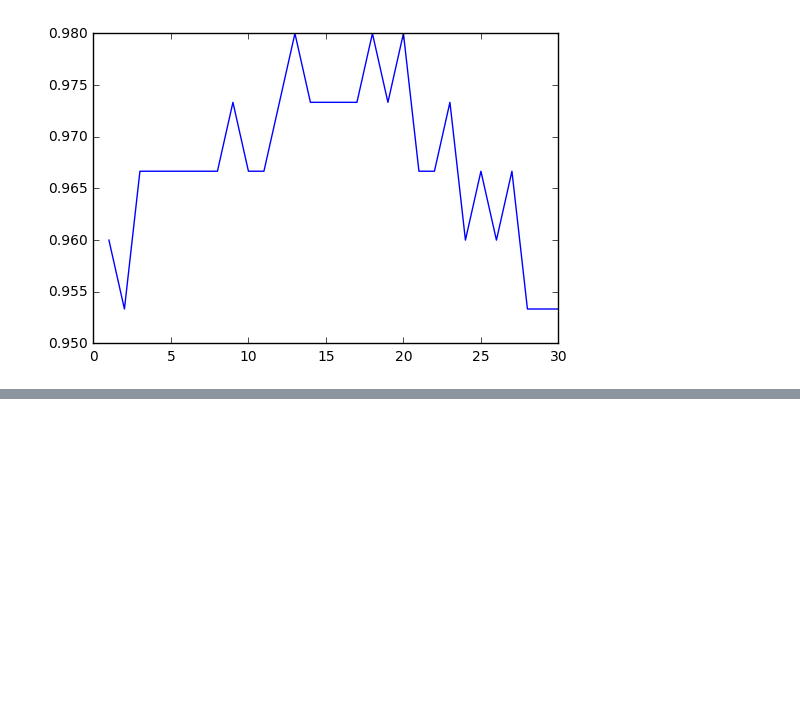
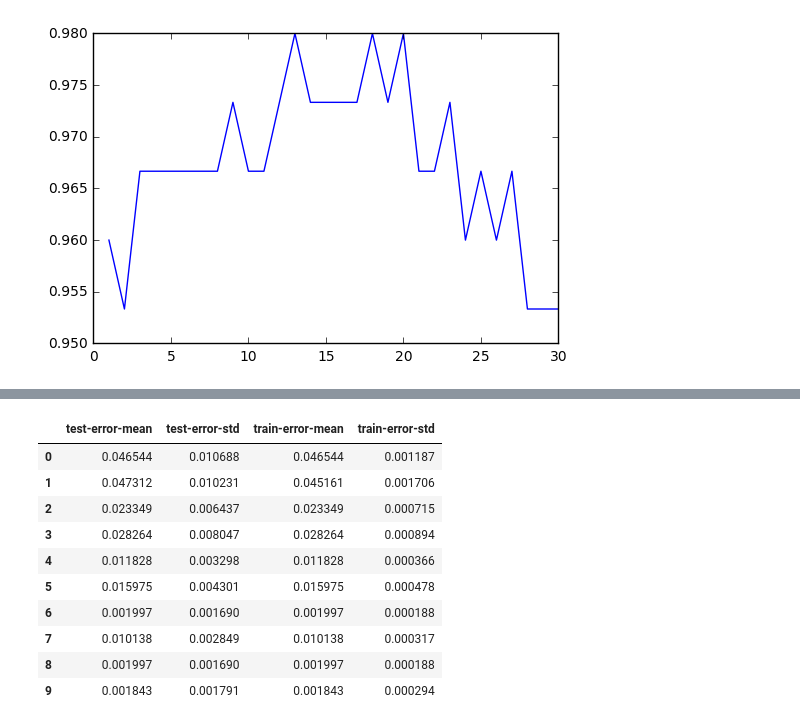
Before and after one commit to phuang7008/kaggle, a Jupyter notebook: util_python/cross_validations.ipynb, the cells around one changed output, grey strips where cells are left out. Drawn from its saved outputs; the diff is of its cells as text; code cells hidden in the pictures; blank space fills up the shorter version.

```diff
--- a/util_python/cross_validations.ipynb
+++ b/util_python/cross_validations.ipynb
@@ -141,0 +188,3 @@ plt.plot(k_range, k_scores)
+# %%
+params['eval_metric'] = ['auc', 'map']
+bst = xgb.train(params, dtrain, num_rounds, watch_list)
@@ -141,0 +204,9 @@ plt.plot(k_range, k_scores)
+# %%
+def misclassified(pred_probs, dtrain):
+    labels = dtrain.get_label()   # obtain true labels
+    preds  = pred_probs > 0.5     # obtain predicted values
+    return 'misclassified', np.sum(labels != preds)
+
+params['eval_metric'] = []
+# the argument order is important! if you switch them, you will get error messages
+bst = xgb.train(params, dtrain, num_rounds, watch_list, feval=misclassified, maximize=False)
@@ -141,0 +222,3 @@ plt.plot(k_range, k_scores)
+# %%
+evals_results = {}
+bst = xgb.train(params, dtrain, num_rounds, watch_list, feval=misclassified, maximize=False, evals_result=evals_results)
@@ -141,0 +246,5 @@ plt.plot(k_range, k_scores)
+# %%
+num_rounds = 1500
+params['eval_metric'] = 'error'
+
+bst = xgb.train(params, dtrain, num_rounds, watch_list, early_stopping_rounds=10)
@@ -141,0 +291,17 @@ plt.plot(k_range, k_scores)
+# %%
+num_rounds = 10   # how many estimators
+
+hist = xgb.cv(params, dtrain, num_rounds, nfold=10, metrics={'error'}, seed=seed)
+hist
+# %% [output]
+|  | test-error-mean | test-error-std | train-error-mean | train-error-std |
+| 0 | 0.046544 | 0.010688 | 0.046544 | 0.001187 |
+| 1 | 0.047312 | 0.010231 | 0.045161 | 0.001706 |
+| 2 | 0.023349 | 0.006437 | 0.023349 | 0.000715 |
+| 3 | 0.028264 | 0.008047 | 0.028264 | 0.000894 |
+| 4 | 0.011828 | 0.003298 | 0.011828 | 0.000366 |
+| 5 | 0.015975 | 0.004301 | 0.015975 | 0.000478 |
+| 6 | 0.001997 | 0.001690 | 0.001997 | 0.000188 |
+| 7 | 0.010138 | 0.002849 | 0.010138 | 0.000317 |
+| 8 | 0.001997 | 0.001690 | 0.001997 | 0.000188 |
+| 9 | 0.001843 | 0.001791 | 0.001843 | 0.000294 |
```
Also changed, not shown: parts of 51 cells of this notebook.
